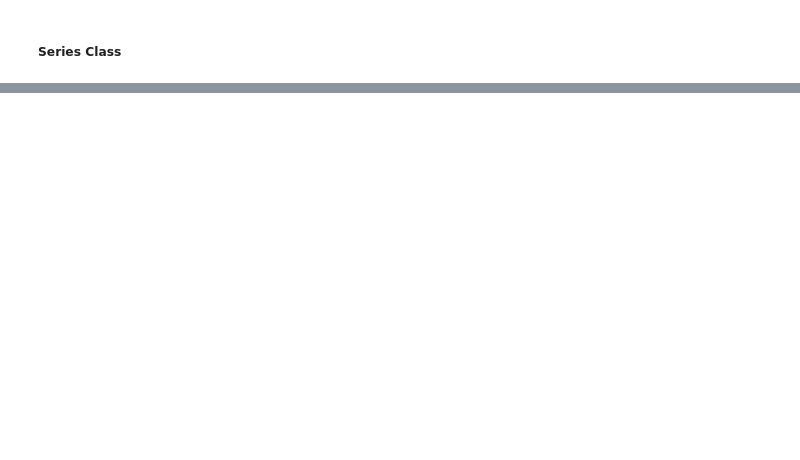
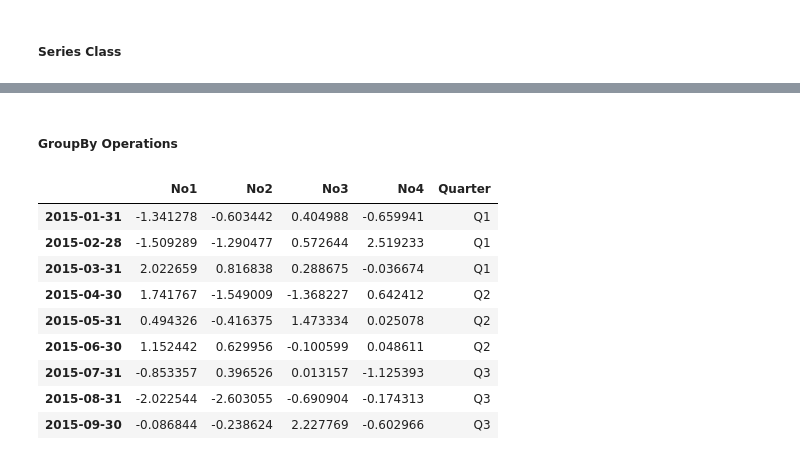
Before and after one commit to daesik82/ChargingBull, a Jupyter notebook: UncleBull/ch6_pandas_basics.ipynb, the cells around one changed output, grey strips where cells are left out. Saved outputs shown, nothing was run; the diff lists cells and outputs as text; code cells hidden in the pictures; blank space fills up the shorter version.

```diff
--- a/UncleBull/ch6_pandas_basics.ipynb
+++ b/UncleBull/ch6_pandas_basics.ipynb
@@ -320,0 +350,16 @@ df.cumsum().plot(lw=2.0)
+# %% [markdown]
+##### GroupBy Operations
+# %%
+df['Quarter'] = ['Q1', 'Q1', 'Q1', 'Q2', 'Q2', 'Q2', 'Q3', 'Q3', 'Q3']
+df
+# %% [output]
+|  | No1 | No2 | No3 | No4 | Quarter |
+| 2015-01-31 | -1.341278 | -0.603442 | 0.404988 | -0.659941 | Q1 |
+| 2015-02-28 | -1.509289 | -1.290477 | 0.572644 | 2.519233 | Q1 |
+| 2015-03-31 | 2.022659 | 0.816838 | 0.288675 | -0.036674 | Q1 |
+| 2015-04-30 | 1.741767 | -1.549009 | -1.368227 | 0.642412 | Q2 |
+| 2015-05-31 | 0.494326 | -0.416375 | 1.473334 | 0.025078 | Q2 |
+| 2015-06-30 | 1.152442 | 0.629956 | -0.100599 | 0.048611 | Q2 |
+| 2015-07-31 | -0.853357 | 0.396526 | 0.013157 | -1.125393 | Q3 |
+| 2015-08-31 | -2.022544 | -2.603055 | -0.690904 | -0.174313 | Q3 |
+| 2015-09-30 | -0.086844 | -0.238624 | 2.227769 | -0.602966 | Q3 |
```
Also changed, not shown: parts of 28 cells of this notebook.
